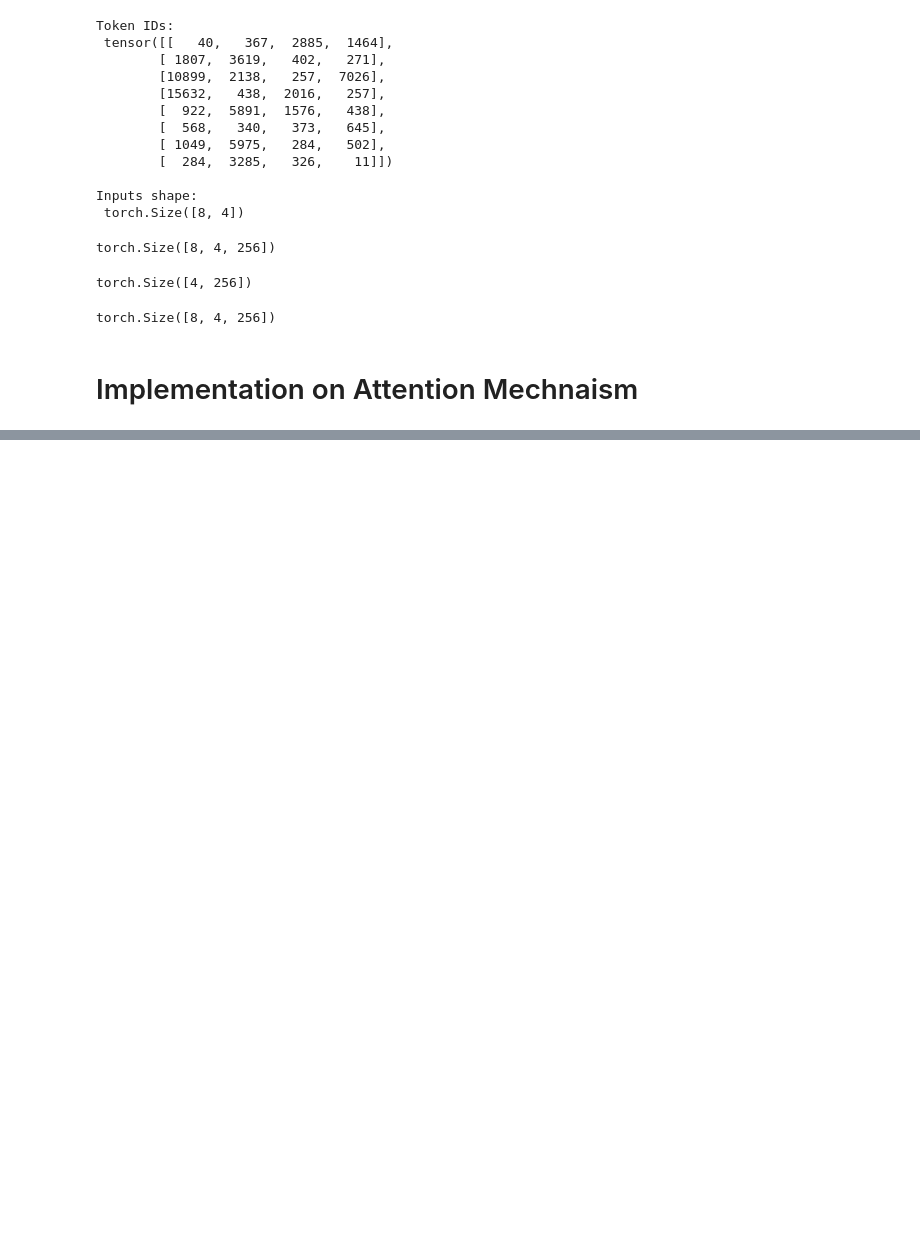
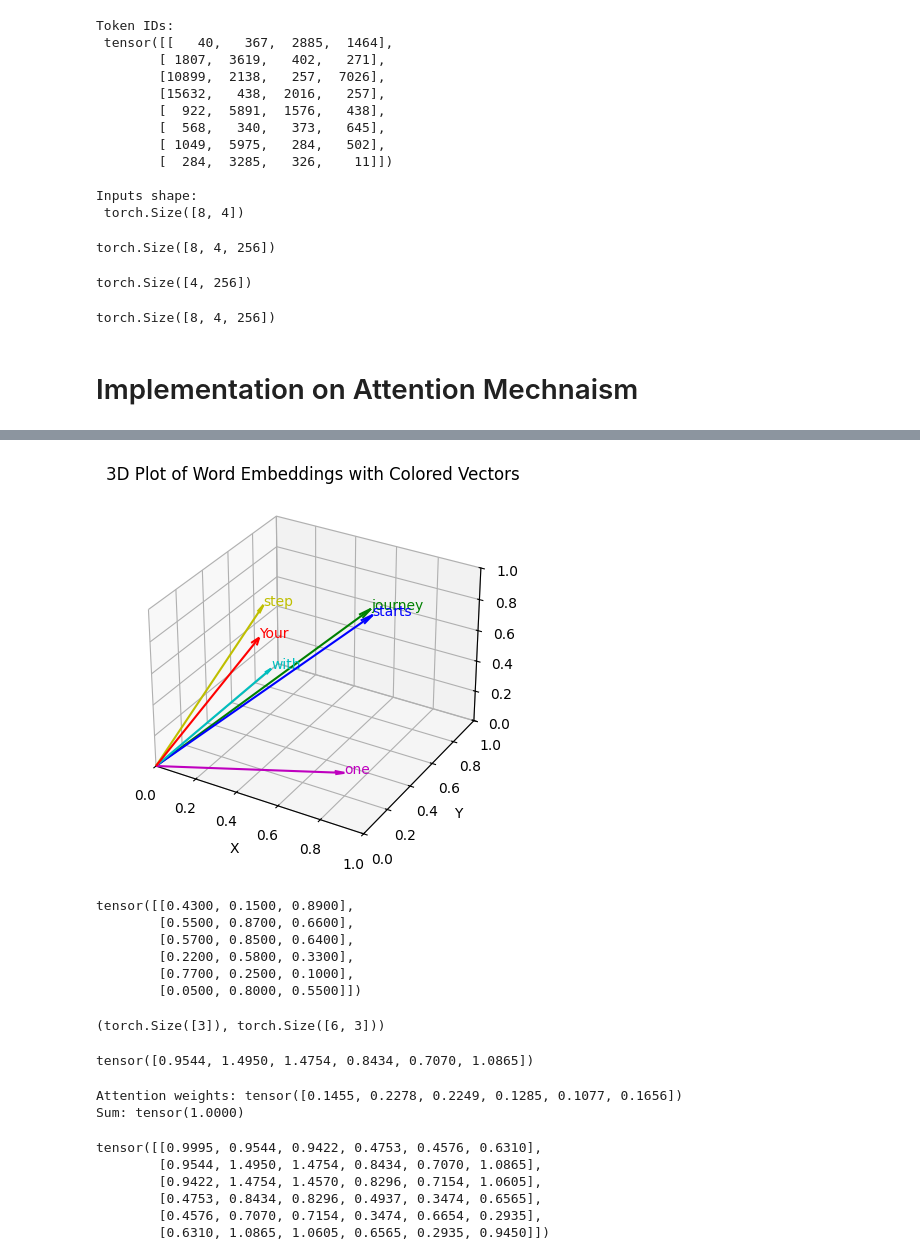
Before and after one commit to debnsuma/6w, a Jupyter notebook: llm_from_scratch/Attention mechanism/Attention mechanism-play.ipynb, the cells around one changed output, grey strips where cells are left out. Cells and saved outputs as stored; diff of their text form; code cells hidden in the pictures; blank space fills up the shorter version.

```diff
--- a/llm_from_scratch/Attention mechanism/Attention mechanism-play.ipynb
+++ b/llm_from_scratch/Attention mechanism/Attention mechanism-play.ipynb
@@ -533,0 +583,71 @@ torch.Size([8, 4, 256])
+# %%
+# Create 3D plot with vectors from origin to each point, using different colors
+fig = plt.figure()
+ax = fig.add_subplot(111, projection='3d')
+
+# Define a list of colors for the vectors
+colors = ['r', 'g', 'b', 'c', 'm', 'y']
+
+# Plot each vector with a different color and annotate with the corresponding word
+for (x, y, z, word, color) in zip(x_coords, y_coords, z_coords, words, colors):
+    # Draw vector from origin to the point (x, y, z) with specified color and smaller arrow length ratio
+    ax.quiver(0, 0, 0, x, y, z, color=color, arrow_length_ratio=0.05)
+    ax.text(x, y, z, word, fontsize=10, color=color)
+
+# Set labels for axes
+ax.set_xlabel('X')
+ax.set_ylabel('Y')
+ax.set_zlabel('Z')
+
+# Set plot limits to keep arrows within the plot boundaries
+ax.set_xlim([0, 1])
+ax.set_ylim([0, 1])
+ax.set_zlim([0, 1])
+
+plt.title('3D Plot of Word Embeddings with Colored Vectors')
+plt.show()
+# %% [output]
+[figure, added]
+# %%
+inputs
+# %% [output]
+tensor([[0.4300, 0.1500, 0.8900],
+        [0.5500, 0.8700, 0.6600],
+        [0.5700, 0.8500, 0.6400],
+        [0.2200, 0.5800, 0.3300],
+        [0.7700, 0.2500, 0.1000],
+        [0.0500, 0.8000, 0.5500]])
+# %%
+query = inputs[1] # second word
+query.shape, inputs.shape
+# %% [output]
+(torch.Size([3]), torch.Size([6, 3]))
+# %%
+query = inputs[1] # second word
+attn_scores_2 = query @ inputs.T
+attn_scores_2
+# %% [output]
+tensor([0.9544, 1.4950, 1.4754, 0.8434, 0.7070, 1.0865])
+# %%
+attn_weights_2_tmp = attn_scores_2 / attn_scores_2.sum()
+
+print("Attention weights:", attn_weights_2_tmp)
+print("Sum:", attn_weights_2_tmp.sum())
+# %% [output]
+Attention weights: tensor([0.1455, 0.2278, 0.2249, 0.1285, 0.1077, 0.1656])
+Sum: tensor(1.0000)
+# %%
+attn_scores = torch.empty(6, 6)
+
+for i, x_i in enumerate(inputs):
+    for j, x_j in enumerate(inputs):
+        attn_scores[i, j] = torch.dot(x_i, x_j)
+
+print(attn_scores)
+# %% [output]
+tensor([[0.9995, 0.9544, 0.9422, 0.4753, 0.4576, 0.6310],
+        [0.9544, 1.4950, 1.4754, 0.8434, 0.7070, 1.0865],
+        [0.9422, 1.4754, 1.4570, 0.8296, 0.7154, 1.0605],
+        [0.4753, 0.8434, 0.8296, 0.4937, 0.3474, 0.6565],
+        [0.4576, 0.7070, 0.7154, 0.3474, 0.6654, 0.2935],
+        [0.6310, 1.0865, 1.0605, 0.6565, 0.2935, 0.9450]])
```
Also changed, not shown: parts of 13 cells of this notebook, 3 other files.
